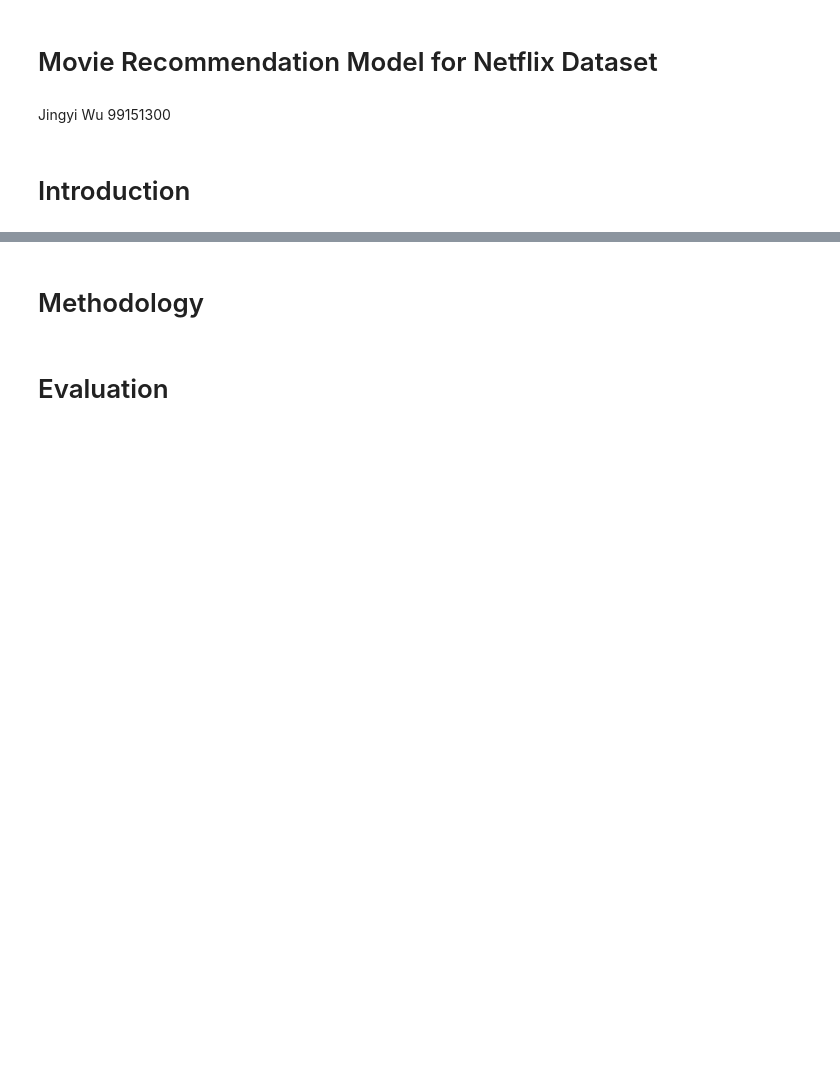
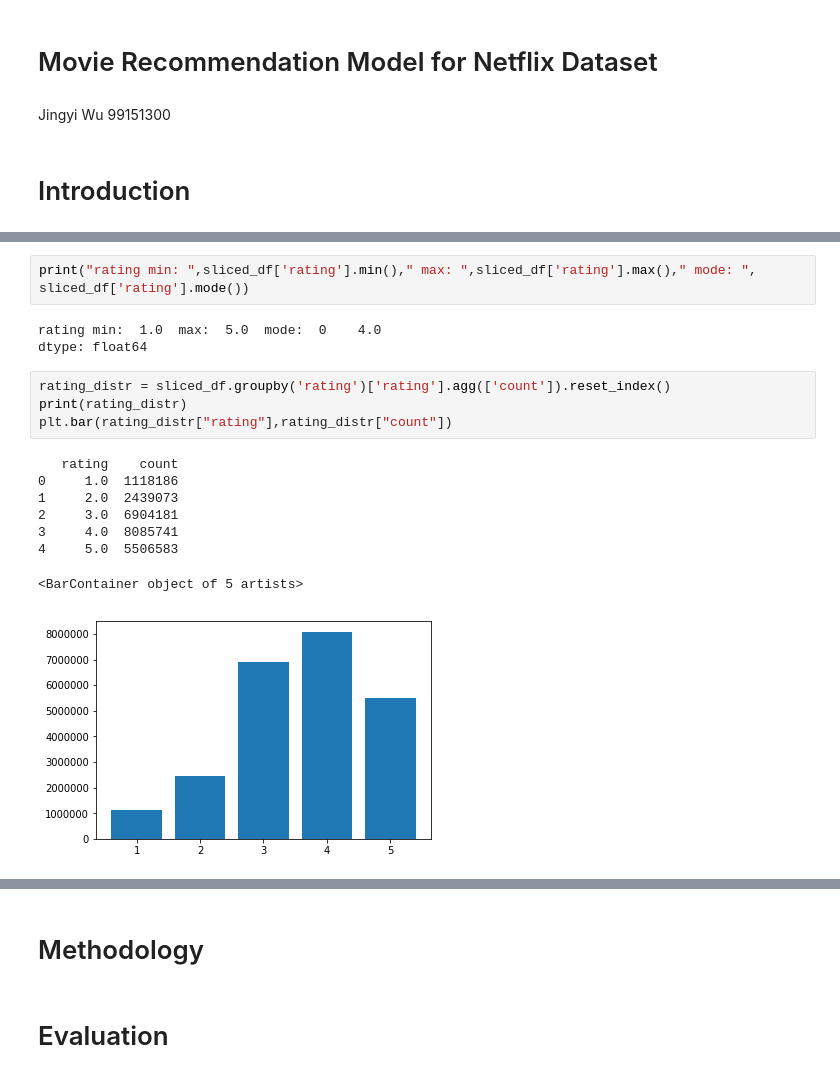
Before and after one commit to SnowWindSaveYou/UTS_ML2019_99151300, a Jupyter notebook: A2_Report.ipynb, the cells around one changed output, grey strips where cells are left out. Drawn from its saved outputs; the diff is of its cells as text; blank space fills up the shorter version.

```diff
--- a/A2_Report.ipynb
+++ b/A2_Report.ipynb
@@ -8,0 +123,18 @@
+# %%
+print("rating min: ",sliced_df['rating'].min()," max: ",sliced_df['rating'].max()," mode: ", sliced_df['rating'].mode())
+# %% [output]
+rating min:  1.0  max:  5.0  mode:  0    4.0
+dtype: float64
+# %%
+rating_distr = sliced_df.groupby('rating')['rating'].agg(['count']).reset_index()
+print(rating_distr)
+plt.bar(rating_distr["rating"],rating_distr["count"])
+# %% [output]
+   rating    count
+0     1.0  1118186
+1     2.0  2439073
+2     3.0  6904181
+3     4.0  8085741
+4     5.0  5506583
+<BarContainer object of 5 artists>
+[figure, added]
```
Also changed, not shown: parts of 28 cells of this notebook, 9 other files.
